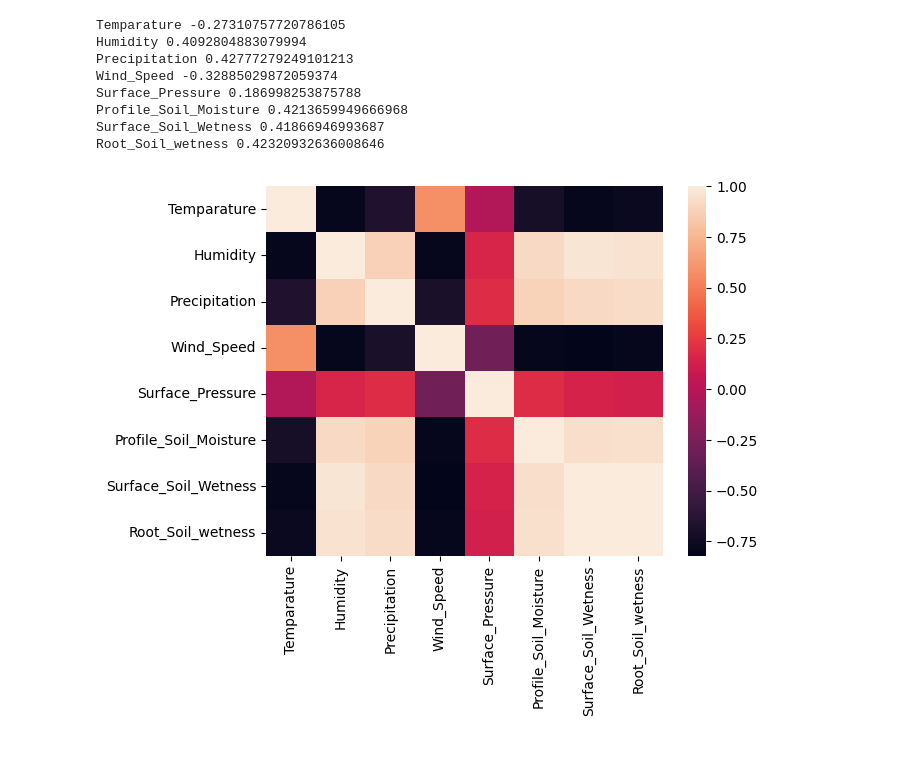
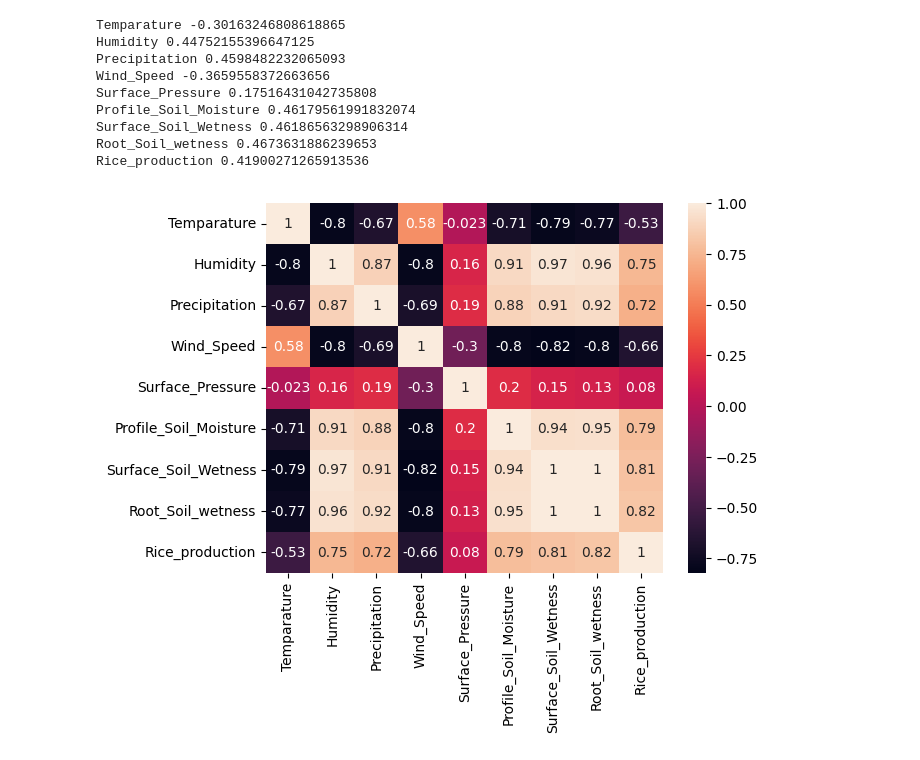
Before and after one commit to UdomP/Fall-2022, a Jupyter notebook: CIS 666 AI/Assignment_1/assignment_1_1.ipynb, the cells around one changed output. Saved outputs shown, nothing was run; the diff lists cells and outputs as text; code cells hidden in the pictures.

```diff
--- a/CIS 666 AI/Assignment_1/assignment_1_1.ipynb
+++ b/CIS 666 AI/Assignment_1/assignment_1_1.ipynb
@@ -11,3 +12,0 @@ del df['Rice_production']
-# %%
-# Set upperbound and lowerbound, highest being 80 and lowest at 20.
-df = df.clip(upper=80, lower=20)
@@ -22,0 +13,5 @@ p1 = sns.heatmap(df.corr())
+# %%
+# Capping outlier with upper and lower bound being 80% and 20%
+for col in df:
+    low,high = df[col].quantile([.20,.80])
+    df[col] = df[col].clip(low,high)
@@ -23,20 +40,22 @@ p1 = sns.heatmap(df.corr())
 # %%
 df = pd.read_csv('dataset_agriculture_01.csv')
 df = df.fillna(df.mean(skipna=True, axis=0), axis=0)
-del df['Rice_production']
 dfCorr = df.corr()
 for col in df.columns:
     print(col, np.average(dfCorr[col]))
-p1 = sns.heatmap(df.corr())
-# Back to squareone, I decided to repeat the steps above except for upper and lowerbound. The correlation and heatmap are much better.
-# I took the average of each rows and this is the result.[-0.27310758  0.40928049  0.42777279 -0.3288503   0.18699825  0.42136599, 0.41866947  0.42320933]
+p1 = sns.heatmap(df.corr(), annot=True)
+# I did the same thing as the previous cell above except for capping percentile of each features.
+# The best features are still Profile_Soil_Moisture, Surface_Soil_Wetness, and Root_Soil_wetness.
+# I also find that the correlation average slightly higher than the result of cell above.
+# Maybe If I want tp train and predict I will not cap the values.
 # %% [output]
-Temparature -0.27310757720786105
-Humidity 0.4092804883079994
-Precipitation 0.42777279249101213
-Wind_Speed -0.32885029872059374
-Surface_Pressure 0.186998253875788
-Profile_Soil_Moisture 0.4213659949666968
-Surface_Soil_Wetness 0.41866946993687
-Root_Soil_wetness 0.42320932636008646
+Temparature -0.30163246808618865
+Humidity 0.44752155396647125
+Precipitation 0.4598482232065093
+Wind_Speed -0.3659558372663656
+Surface_Pressure 0.17516431042735808
+Profile_Soil_Moisture 0.46179561991832074
+Surface_Soil_Wetness 0.46186563298906314
+Root_Soil_wetness 0.4673631886239653
+Rice_production 0.41900271265913536
-[figure, old version]
+[figure, new version]
```
Also changed, not shown: parts of 6 cells of this notebook, 1 other file.
